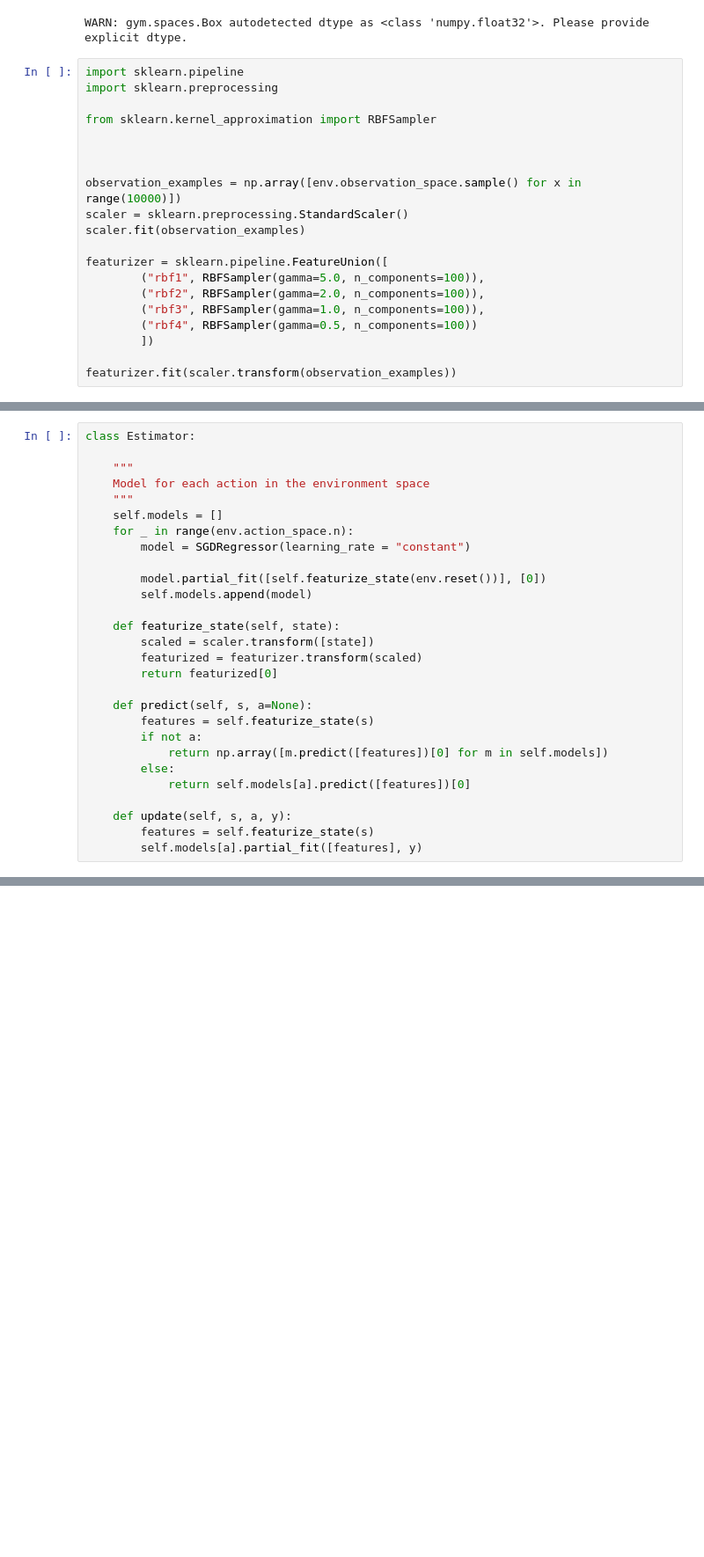
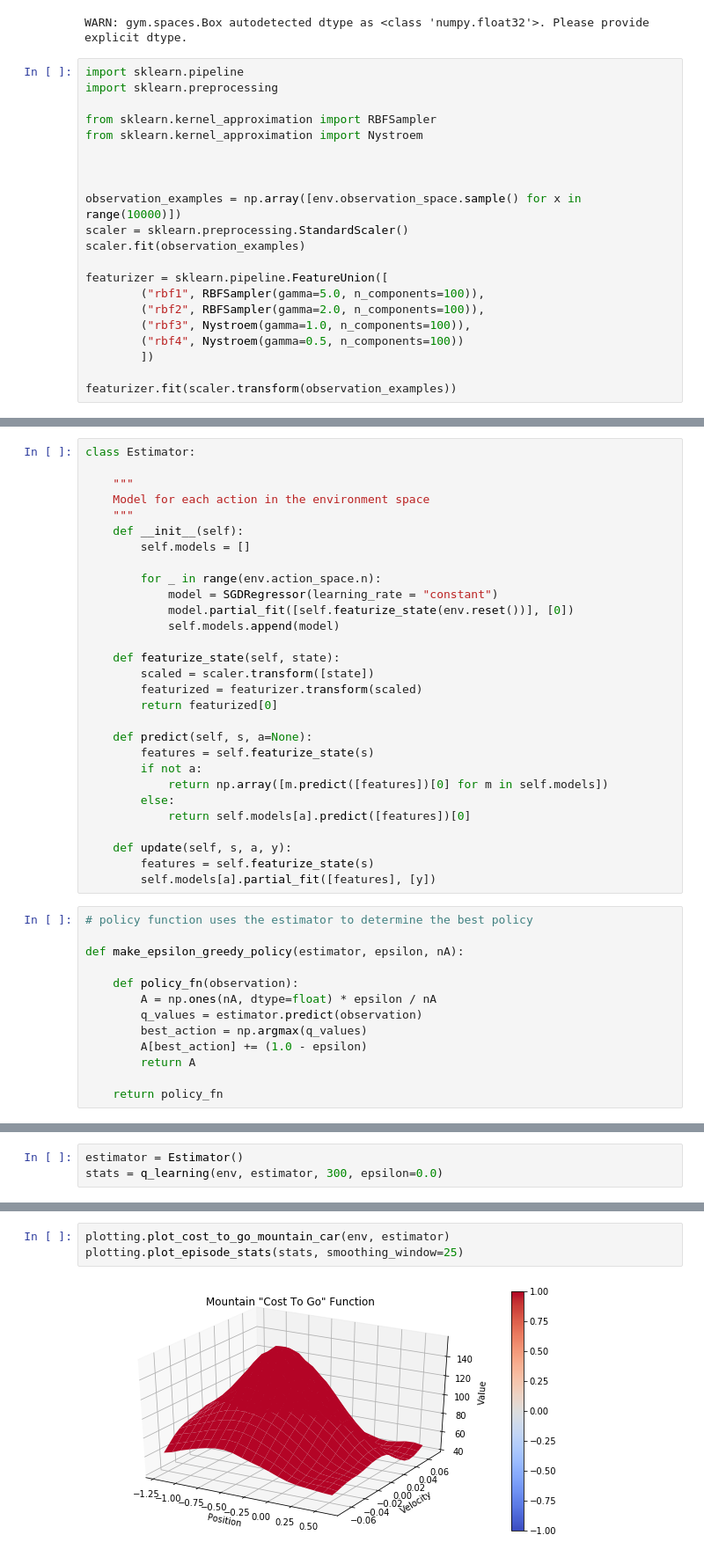
Before and after one commit to srjit/deep-rl, a Jupyter notebook: gym_basics/mountain_car.ipynb, the cells around one changed output, grey strips where cells are left out. Shown at 88% size. Drawn from its saved outputs; the diff is of its cells as text; blank space fills up the shorter version.

Commit message:
copy code  for learning approximation

```diff
--- a/gym_basics/mountain_car.ipynb
+++ b/gym_basics/mountain_car.ipynb
@@ -11,6 +18,7 @@ import sklearn.pipeline
 import sklearn.preprocessing
 
 from sklearn.kernel_approximation import RBFSampler
+from sklearn.kernel_approximation import Nystroem
 
 
 
@@ -21,8 +29,8 @@ scaler.fit(observation_examples)
 featurizer = sklearn.pipeline.FeatureUnion([
         ("rbf1", RBFSampler(gamma=5.0, n_components=100)),
         ("rbf2", RBFSampler(gamma=2.0, n_components=100)),
-        ("rbf3", RBFSampler(gamma=1.0, n_components=100)),
-        ("rbf4", RBFSampler(gamma=0.5, n_components=100))
+        ("rbf3", Nystroem(gamma=1.0, n_components=100)),
+        ("rbf4", Nystroem(gamma=0.5, n_components=100))
         ])
 
 featurizer.fit(scaler.transform(observation_examples))
@@ -40,12 +54,13 @@ class Estimator:
     """
     Model for each action in the environment space
     """
-    self.models = []
-    for _ in range(env.action_space.n):
-        model = SGDRegressor(learning_rate = "constant")
+    def __init__(self):
+        self.models = []
 
-        model.partial_fit([self.featurize_state(env.reset())], [0])
-        self.models.append(model)
+        for _ in range(env.action_space.n):
+            model = SGDRegressor(learning_rate = "constant")
+            model.partial_fit([self.featurize_state(env.reset())], [0])
+            self.models.append(model)
 
     def featurize_state(self, state):
         scaled = scaler.transform([state])
@@ -61,4 +76,17 @@ class Estimator:
 
     def update(self, s, a, y):
         features = self.featurize_state(s)
-        self.models[a].partial_fit([features], y)
+        self.models[a].partial_fit([features], [y])
+# %%
+# policy function uses the estimator to determine the best policy
+
+def make_epsilon_greedy_policy(estimator, epsilon, nA):
+
+    def policy_fn(observation):
+        A = np.ones(nA, dtype=float) * epsilon / nA
+        q_values = estimator.predict(observation)
+        best_action = np.argmax(q_values)
+        A[best_action] += (1.0 - epsilon)
+        return A
+
+    return policy_fn
@@ -64,0 +143,3 @@ class Estimator:
+# %%
+estimator = Estimator()
+stats = q_learning(env, estimator, 300, epsilon=0.0)
@@ -64,0 +148,5 @@ class Estimator:
+# %%
+plotting.plot_cost_to_go_mountain_car(env, estimator)
+plotting.plot_episode_stats(stats, smoothing_window=25)
+# %% [output]
+[figure, added]
```
Also changed, not shown: parts of 7 cells of this notebook, 1 other file.
